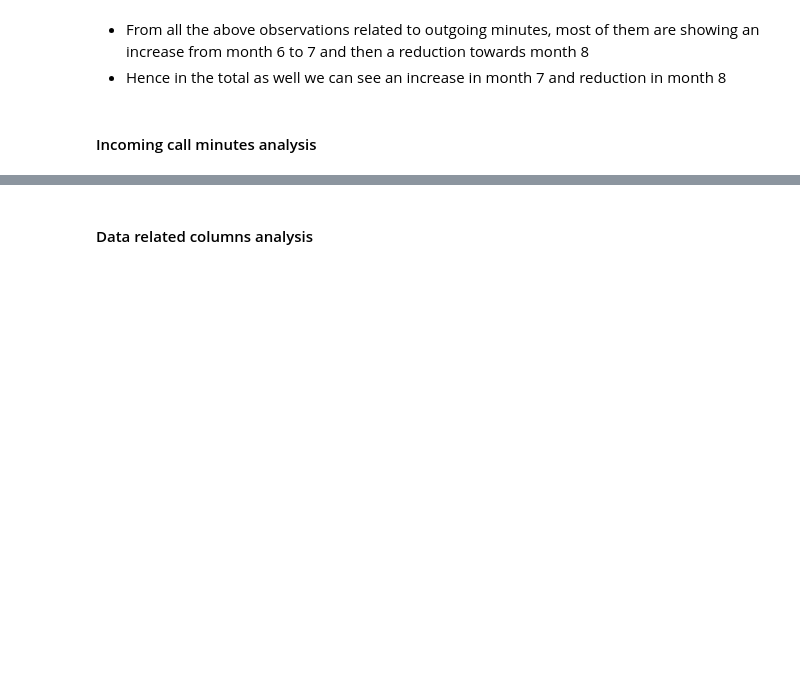
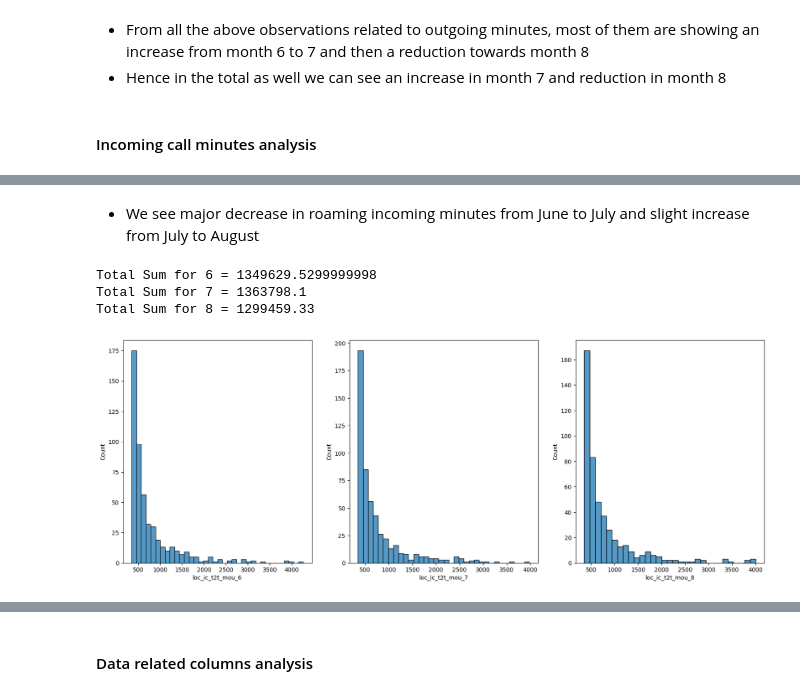
Before and after one commit to vighu0710/TelecomChurnPrediction, a Jupyter notebook: Telecom churn prediction.ipynb, the cells around one changed output, grey strips where cells are left out. Cells and saved outputs as stored; diff of their text form; code cells hidden in the pictures; blank space fills up the shorter version.

```diff
--- a/Telecom churn prediction.ipynb
+++ b/Telecom churn prediction.ipynb
@@ -890,0 +911,11 @@ Total Sum for 8 = 11213883.52
+# %% [markdown]
+- We see major decrease in roaming incoming minutes from June to July and slight increase from July to August
+# %%
+# loc_ic_t2t_mou greater than 350, as below that the values are same across the months
+
+comp_month_histplot('loc_ic_t2t_mou',350)
+# %% [output]
+Total Sum for 6 = 1349629.5299999998
+Total Sum for 7 = 1363798.1
+Total Sum for 8 = 1299459.33
+[figure, added]
```
Also changed, not shown: parts of 30 cells of this notebook.
